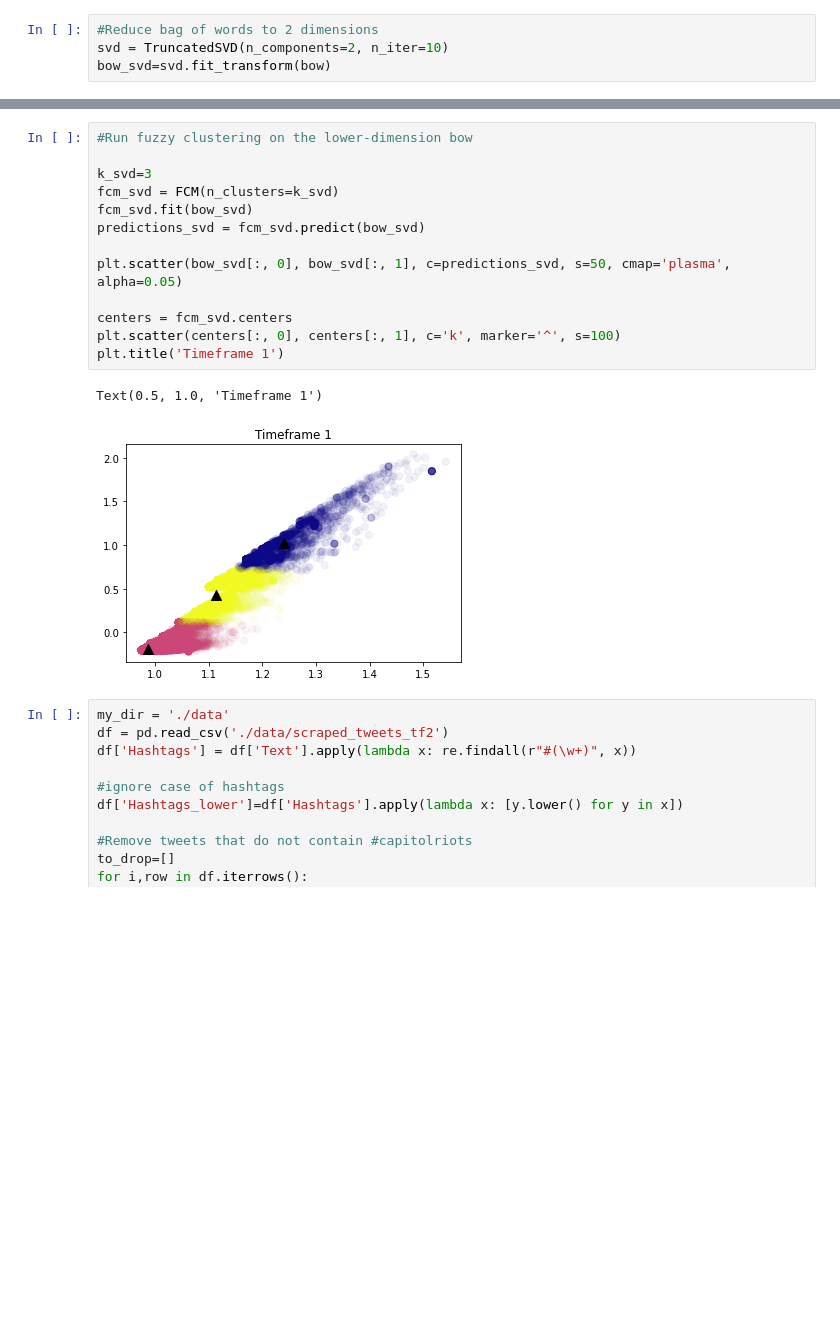
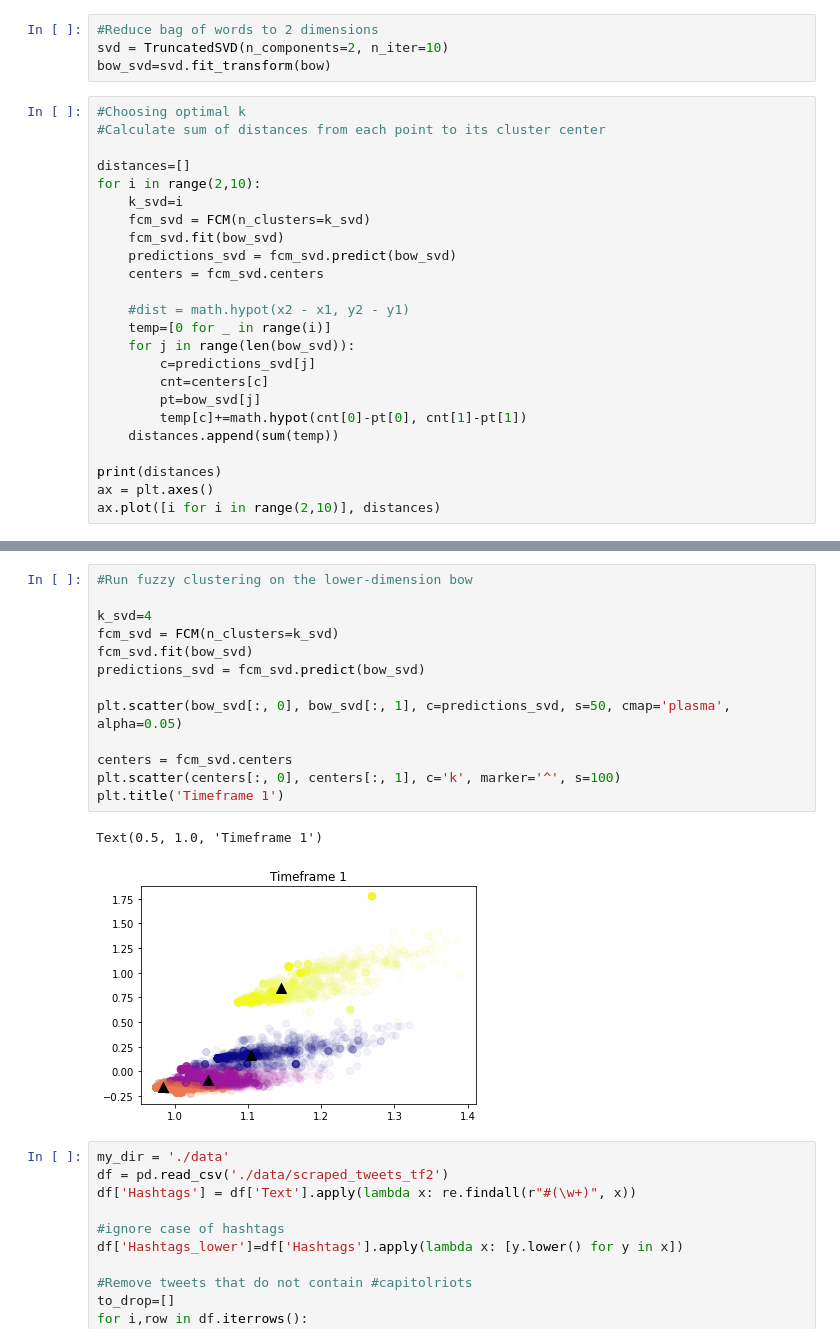
Before and after one commit to hjkim63/aml_twitter_community, a Jupyter notebook: fuzzy.ipynb, the cells around one changed output, grey strips where cells are left out. Saved outputs shown, nothing was run; the diff lists cells and outputs as text; blank space fills up the shorter version.

Commit message:
calculate optimal k

```diff
--- a/fuzzy.ipynb
+++ b/fuzzy.ipynb
@@ -142,3 +167,27 @@ print(len(vocabulary))
 #Reduce bag of words to 2 dimensions
 svd = TruncatedSVD(n_components=2, n_iter=10)
 bow_svd=svd.fit_transform(bow)
+# %%
+#Choosing optimal k
+#Calculate sum of distances from each point to its cluster center
+
+distances=[]
+for i in range(2,10):
+    k_svd=i
+    fcm_svd = FCM(n_clusters=k_svd)
+    fcm_svd.fit(bow_svd)
+    predictions_svd = fcm_svd.predict(bow_svd)
+    centers = fcm_svd.centers
+
+    #dist = math.hypot(x2 - x1, y2 - y1)
+    temp=[0 for _ in range(i)]
+    for j in range(len(bow_svd)):
+        c=predictions_svd[j]
+        cnt=centers[c]
+        pt=bow_svd[j]
+        temp[c]+=math.hypot(cnt[0]-pt[0], cnt[1]-pt[1])
+    distances.append(sum(temp))
+
+print(distances)
+ax = plt.axes()
+ax.plot([i for i in range(2,10)], distances)
@@ -145,19 +198,19 @@ bow_svd=svd.fit_transform(bow)
 # %%
 #Run fuzzy clustering on the lower-dimension bow
 
-k_svd=3
+k_svd=4
 fcm_svd = FCM(n_clusters=k_svd)
 fcm_svd.fit(bow_svd)
 predictions_svd = fcm_svd.predict(bow_svd)
 
 plt.scatter(bow_svd[:, 0], bow_svd[:, 1], c=predictions_svd, s=50, cmap='plasma', alpha=0.05)
 
 centers = fcm_svd.centers
 plt.scatter(centers[:, 0], centers[:, 1], c='k', marker='^', s=100)
 plt.title('Timeframe 1')
 # %% [output]
 Text(0.5, 1.0, 'Timeframe 1')
-[figure, old version]
+[figure, new version]
 # %%
 my_dir = './data'
 df = pd.read_csv('./data/scraped_tweets_tf2')
```
Also changed, not shown: parts of 8 cells of this notebook.
